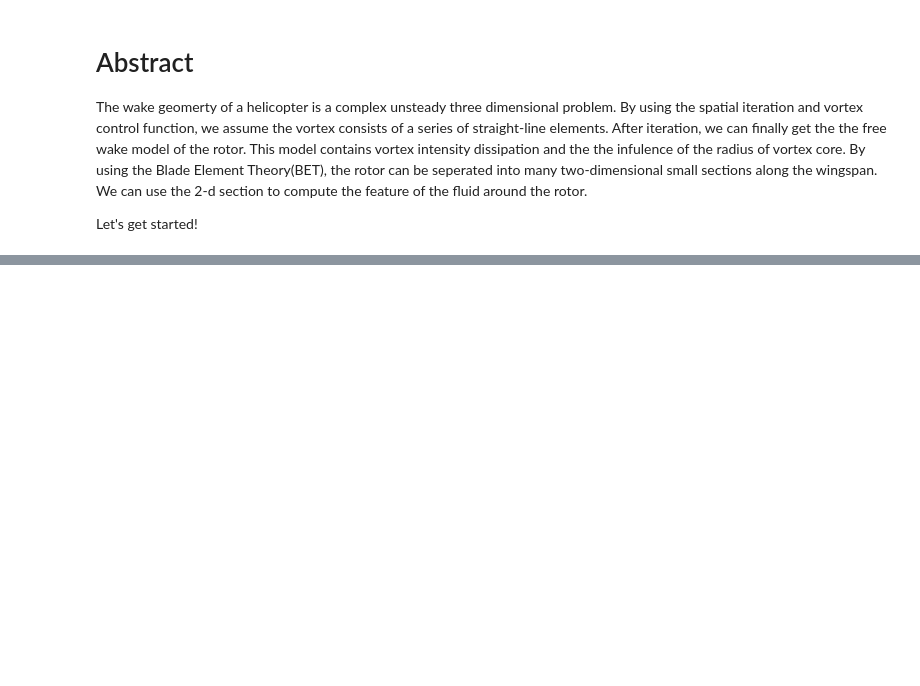
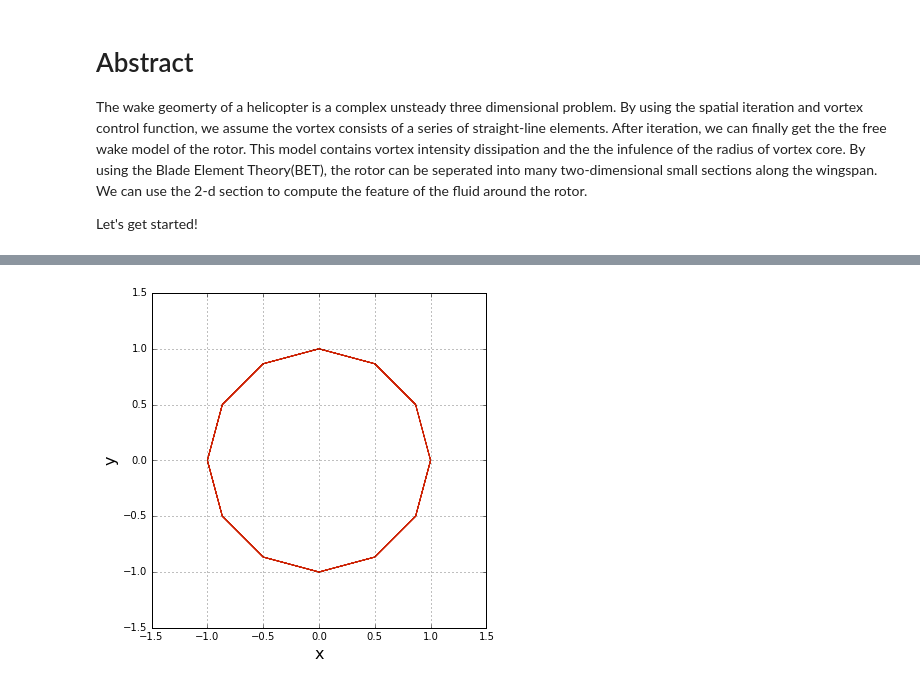
Before and after one commit to barbagroup/AeroPython-studentprojects2017, a Jupyter notebook: zewang/project.ipynb, the cells around one changed output, grey strips where cells are left out. Cells and saved outputs as stored; diff of their text form; code cells hidden in the pictures; blank space fills up the shorter version.

```diff
--- a/zewang/project.ipynb
+++ b/zewang/project.ipynb
@@ -319,10 +350,12 @@ for k in range (N_k):
 # %%
-width = 8
+width = 6
 pyplot.figure(figsize=(width, width))
 pyplot.grid()
 pyplot.xlabel('x', fontsize=16)
 pyplot.ylabel('y', fontsize=16)
-pyplot.plot(y,z,color='#CD2305')
+pyplot.plot(x,y,color='#CD2305')
 pyplot.axis('scaled', adjustable='box')
 pyplot.xlim(-1.5, 1.5)
-pyplot.ylim(-6, 1);
+pyplot.ylim(-1.5, 1.5);
+# %% [output]
+[figure, added]
```
Also changed, not shown: parts of 28 cells of this notebook.
